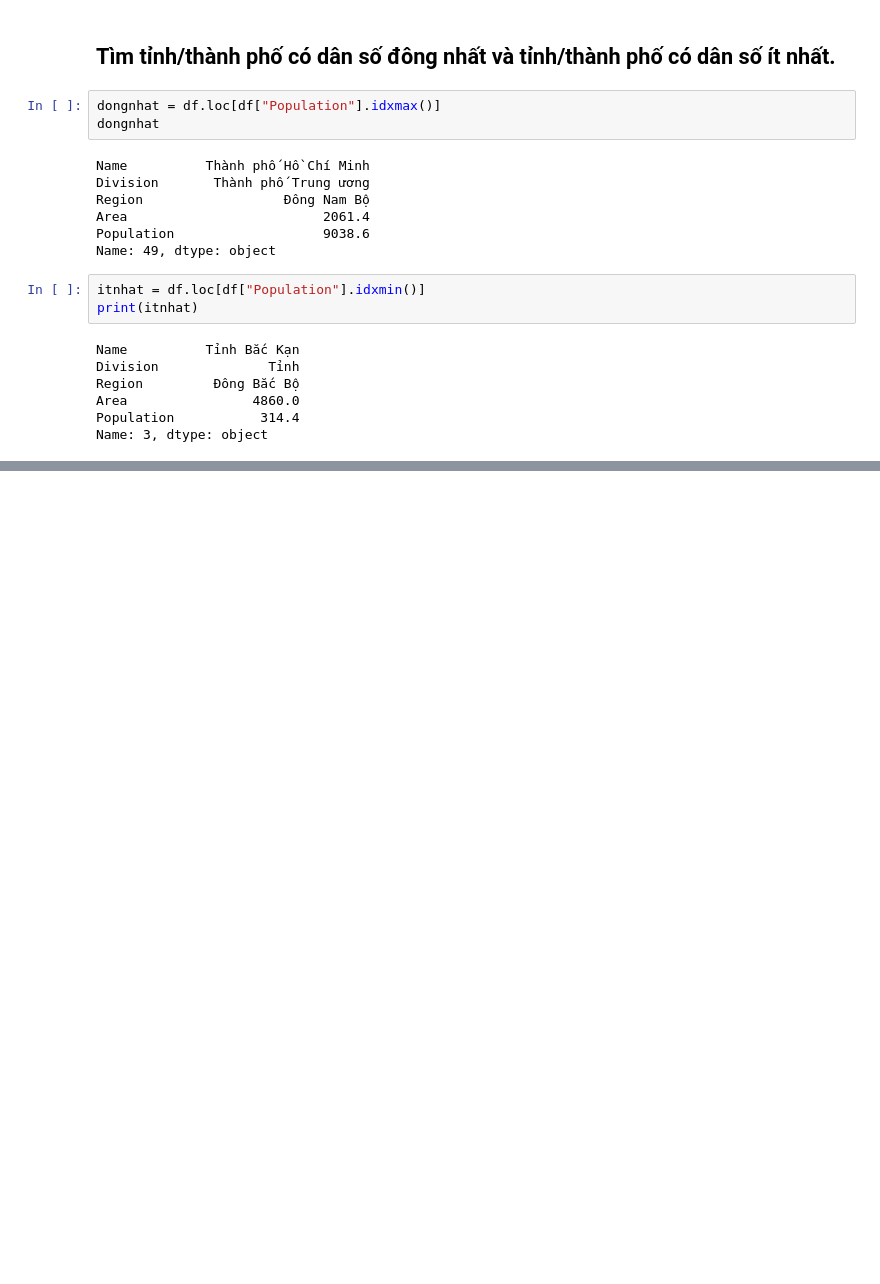
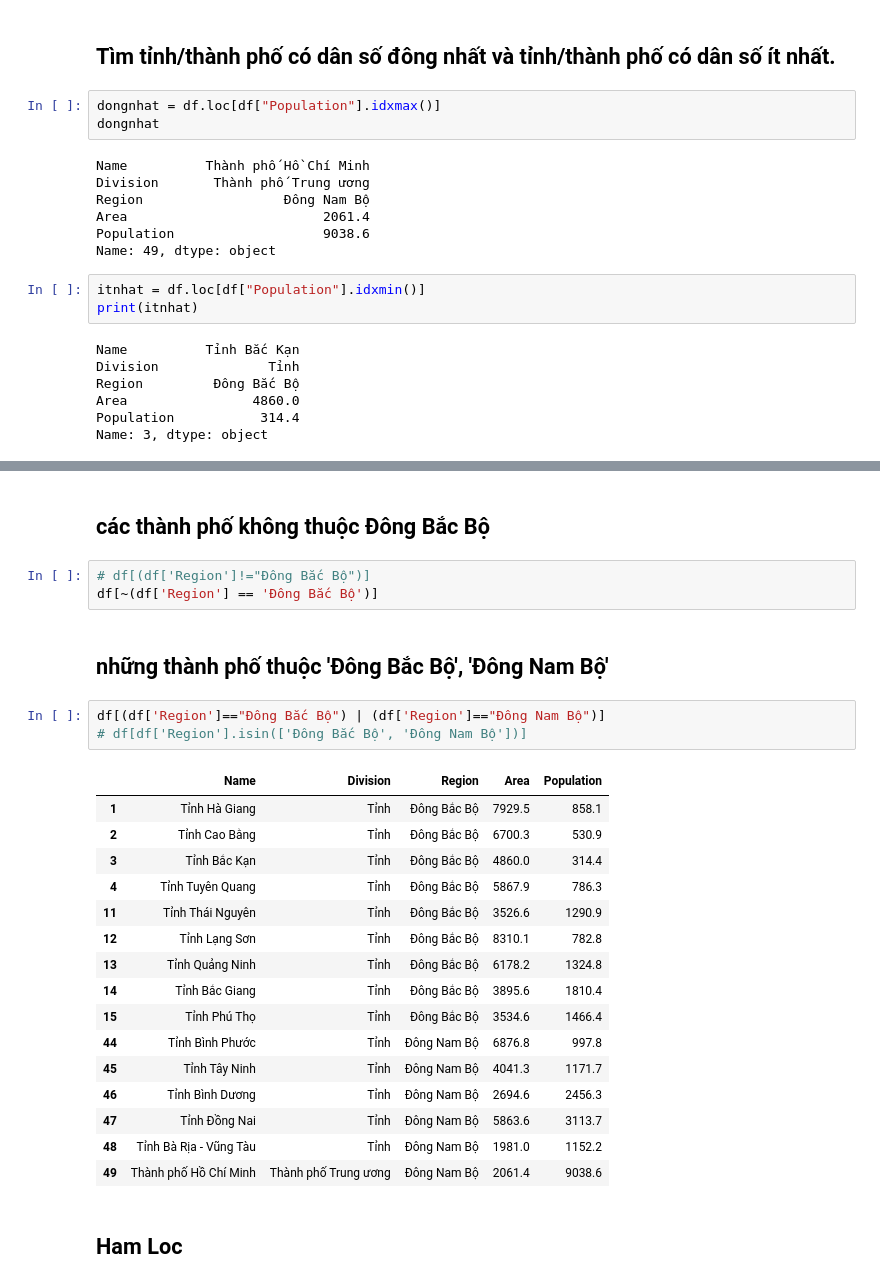
Before and after one commit to Lam55555/CSA02, a Jupyter notebook: bt/tuan3/bt2.ipynb, the cells around one changed output, grey strips where cells are left out. Saved outputs shown, nothing was run; the diff lists cells and outputs as text; blank space fills up the shorter version.

```diff
--- a/bt/tuan3/bt2.ipynb
+++ b/bt/tuan3/bt2.ipynb
@@ -87,0 +177,29 @@ Name: 3, dtype: object
+# %% [markdown]
+## các thành phố không thuộc Đông Bắc Bộ
+# %%
+# df[(df['Region']!="Đông Bắc Bộ")]
+df[~(df['Region'] == 'Đông Bắc Bộ')]
+# %% [markdown]
+## những thành phố thuộc 'Đông Bắc Bộ', 'Đông Nam Bộ'
+# %%
+df[(df['Region']=="Đông Bắc Bộ") | (df['Region']=="Đông Nam Bộ")]
+# df[df['Region'].isin(['Đông Bắc Bộ', 'Đông Nam Bộ'])]
+# %% [output]
+|  | Name | Division | Region | Area | Population |
+| 1 | Tỉnh Hà Giang | Tỉnh | Đông Bắc Bộ | 7929.5 | 858.1 |
+| 2 | Tỉnh Cao Bằng | Tỉnh | Đông Bắc Bộ | 6700.3 | 530.9 |
+| 3 | Tỉnh Bắc Kạn | Tỉnh | Đông Bắc Bộ | 4860.0 | 314.4 |
+| 4 | Tỉnh Tuyên Quang | Tỉnh | Đông Bắc Bộ | 5867.9 | 786.3 |
+| 11 | Tỉnh Thái Nguyên | Tỉnh | Đông Bắc Bộ | 3526.6 | 1290.9 |
+| 12 | Tỉnh Lạng Sơn | Tỉnh | Đông Bắc Bộ | 8310.1 | 782.8 |
+| 13 | Tỉnh Quảng Ninh | Tỉnh | Đông Bắc Bộ | 6178.2 | 1324.8 |
+| 14 | Tỉnh Bắc Giang | Tỉnh | Đông Bắc Bộ | 3895.6 | 1810.4 |
+| 15 | Tỉnh Phú Thọ | Tỉnh | Đông Bắc Bộ | 3534.6 | 1466.4 |
+| 44 | Tỉnh Bình Phước | Tỉnh | Đông Nam Bộ | 6876.8 | 997.8 |
+| 45 | Tỉnh Tây Ninh | Tỉnh | Đông Nam Bộ | 4041.3 | 1171.7 |
+| 46 | Tỉnh Bình Dương | Tỉnh | Đông Nam Bộ | 2694.6 | 2456.3 |
+| 47 | Tỉnh Đồng Nai | Tỉnh | Đông Nam Bộ | 5863.6 | 3113.7 |
+| 48 | Tỉnh Bà Rịa - Vũng Tàu | Tỉnh | Đông Nam Bộ | 1981.0 | 1152.2 |
+| 49 | Thành phố Hồ Chí Minh | Thành phố Trung ương | Đông Nam Bộ | 2061.4 | 9038.6 |
+# %% [markdown]
+## Ham Loc
```
Also changed, not shown: parts of 26 cells of this notebook, 10 other files.
